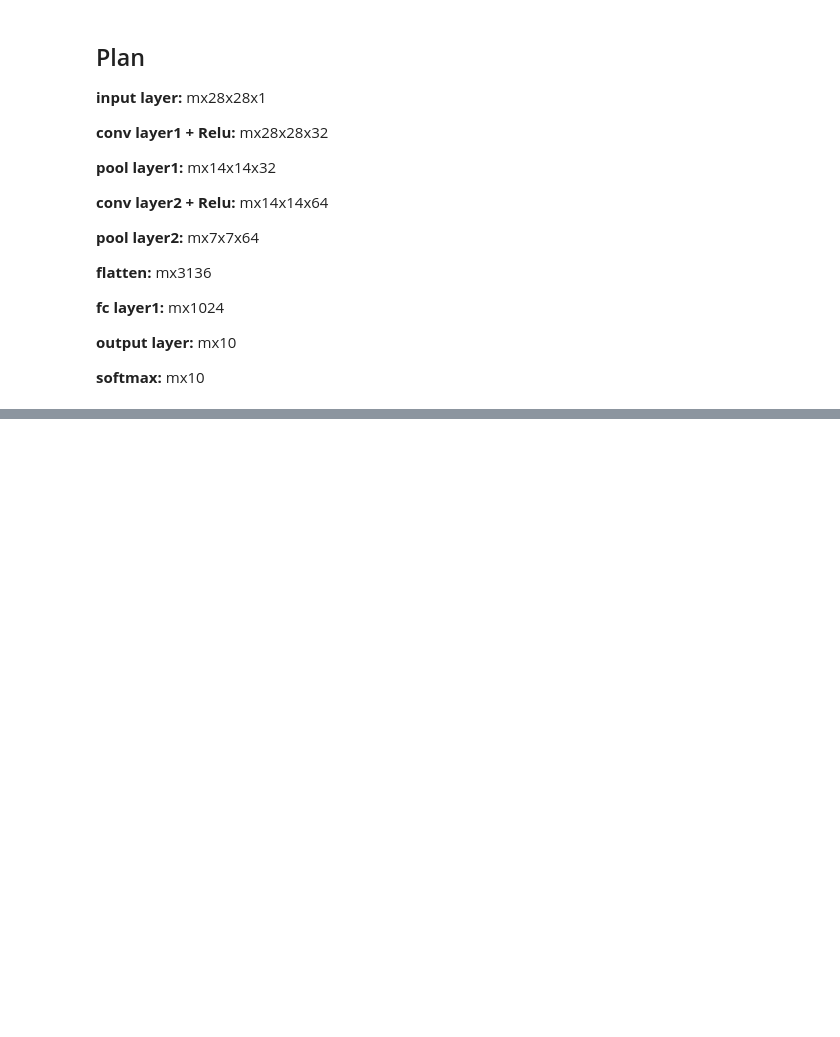
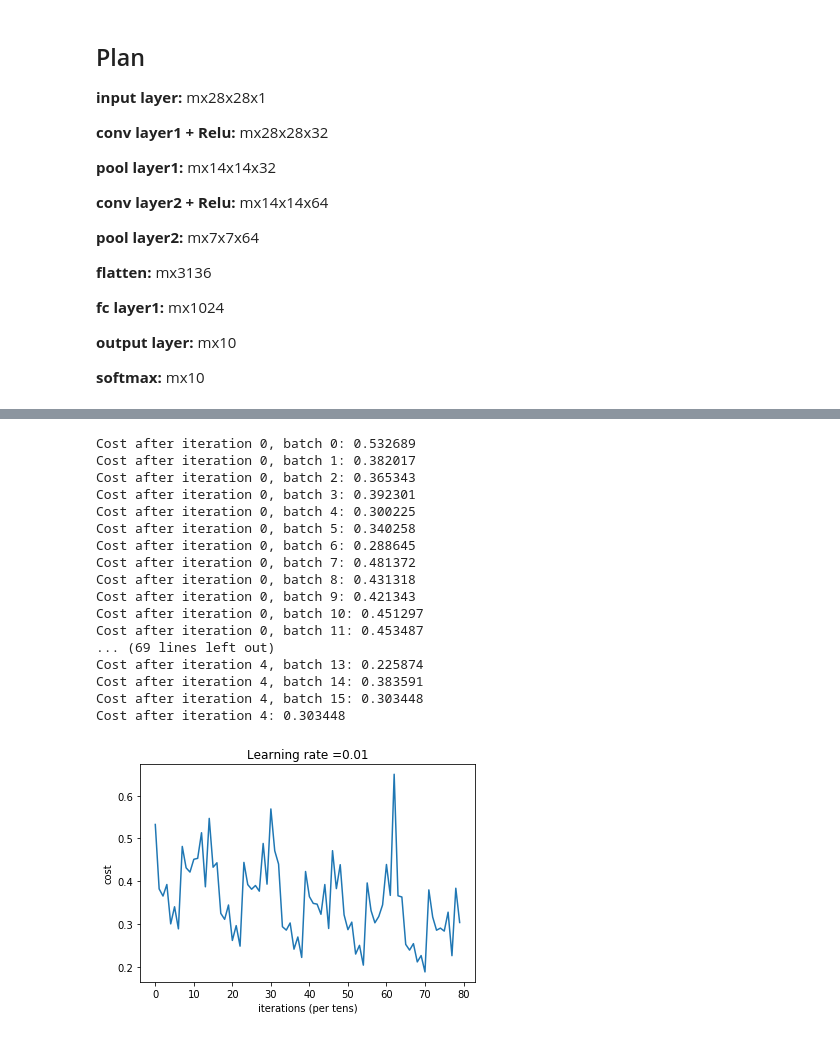
Before and after one commit to wssrcok/DeepLearning, a Jupyter notebook: CNN/cnn_mnist.ipynb, the cells around one changed output, grey strips where cells are left out. Cells and saved outputs as stored; diff of their text form; code cells hidden in the pictures; blank space fills up the shorter version.

```diff
--- a/CNN/cnn_mnist.ipynb
+++ b/CNN/cnn_mnist.ipynb
@@ -121,6 +127,25 @@ KeyboardInterrupt:
 # %%
 #further training on the same model
-parameters, parameters_conv, grads, conv_grads = cnn_model(input_layer[0:4096], train_labels[:,0:4096], layers_dims, filter_dims, truncate = 8, batch_size = 256, learning_rate = 0.01, num_iterations = 1, parameters = parameters, parameters_conv = parameters_conv, print_cost = True)
+parameters, parameters_conv, grads, conv_grads = cnn_model(input_layer[0:4096], train_labels[:,0:4096], layers_dims, filter_dims, truncate = 0, batch_size = 256, learning_rate = 0.01, num_iterations = 5, parameters = parameters, parameters_conv = parameters_conv, print_cost = True)
+# %% [output]
+Cost after iteration 0, batch 0: 0.532689
+Cost after iteration 0, batch 1: 0.382017
+Cost after iteration 0, batch 2: 0.365343
+Cost after iteration 0, batch 3: 0.392301
+Cost after iteration 0, batch 4: 0.300225
+Cost after iteration 0, batch 5: 0.340258
+Cost after iteration 0, batch 6: 0.288645
+Cost after iteration 0, batch 7: 0.481372
+Cost after iteration 0, batch 8: 0.431318
+Cost after iteration 0, batch 9: 0.421343
+Cost after iteration 0, batch 10: 0.451297
+Cost after iteration 0, batch 11: 0.453487
+... (69 lines left out)
+Cost after iteration 4, batch 13: 0.225874
+Cost after iteration 4, batch 14: 0.383591
+Cost after iteration 4, batch 15: 0.303448
+Cost after iteration 4: 0.303448
+[figure, added]
 # %%
 train_labels.shape
 # %%
```
Also changed, not shown: parts of 12 cells of this notebook, 2 other files.
